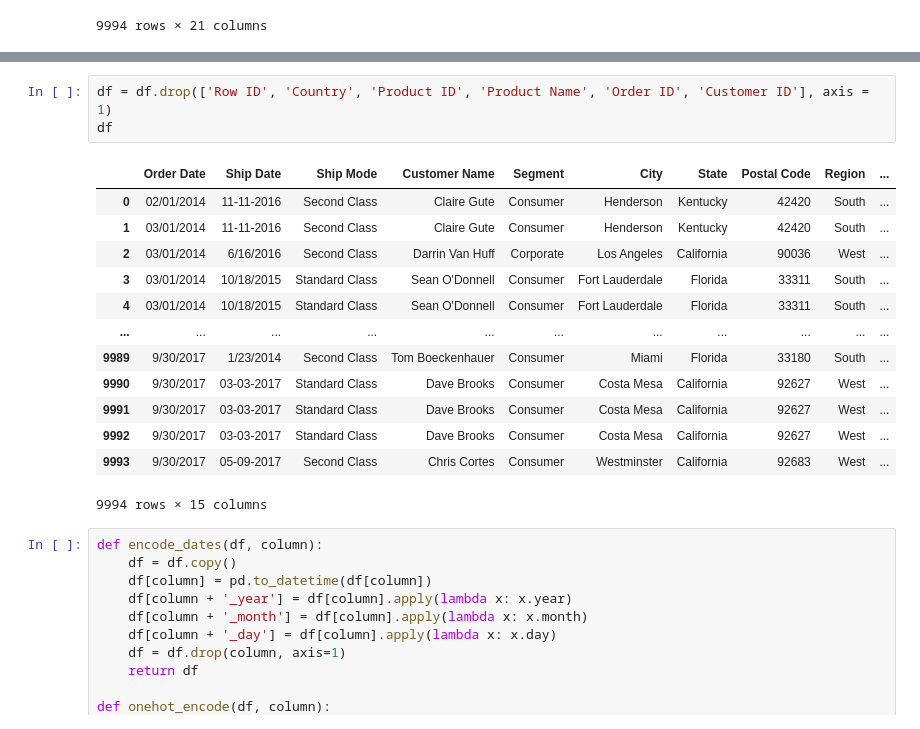
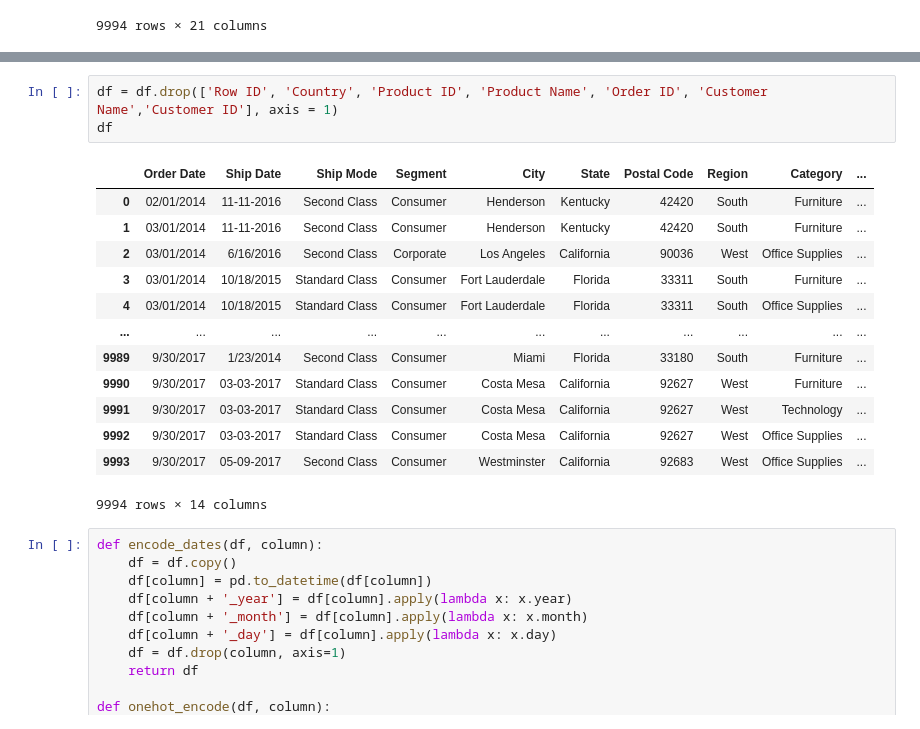
Before and after one commit to sahilkumar0511/Superstore_Sales_Prediction, a Jupyter notebook: Superstore_Sales_Prediction.ipynb, the cells around one changed output, grey strips where cells are left out. Saved outputs shown, nothing was run; the diff lists cells and outputs as text.

```diff
--- a/Superstore_Sales_Prediction.ipynb
+++ b/Superstore_Sales_Prediction.ipynb
@@ -41,22 +41,22 @@ Data columns (total 21 columns):
 dtypes: float64(3), int64(3), object(15)
 memory usage: 1.6+ MB
 # %%
-df = df.drop(['Row ID', 'Country', 'Product ID', 'Product Name', 'Order ID', 'Customer ID'], axis = 1)
+df = df.drop(['Row ID', 'Country', 'Product ID', 'Product Name', 'Order ID', 'Customer Name','Customer ID'], axis = 1)
 df
 # %% [output]
-|  | Order Date | Ship Date | Ship Mode | Customer Name | Segment | City | State | Postal Code | Region | ... |
-| 0 | 02/01/2014 | 11-11-2016 | Second Class | Claire Gute | Consumer | Henderson | Kentucky | 42420 | South | ... |
-| 1 | 03/01/2014 | 11-11-2016 | Second Class | Claire Gute | Consumer | Henderson | Kentucky | 42420 | South | ... |
-| 2 | 03/01/2014 | 6/16/2016 | Second Class | Darrin Van Huff | Corporate | Los Angeles | California | 90036 | West | ... |
-| 3 | 03/01/2014 | 10/18/2015 | Standard Class | Sean O'Donnell | Consumer | Fort Lauderdale | Florida | 33311 | South | ... |
-| 4 | 03/01/2014 | 10/18/2015 | Standard Class | Sean O'Donnell | Consumer | Fort Lauderdale | Florida | 33311 | South | ... |
+|  | Order Date | Ship Date | Ship Mode | Segment | City | State | Postal Code | Region | Category | ... |
+| 0 | 02/01/2014 | 11-11-2016 | Second Class | Consumer | Henderson | Kentucky | 42420 | South | Furniture | ... |
+| 1 | 03/01/2014 | 11-11-2016 | Second Class | Consumer | Henderson | Kentucky | 42420 | South | Furniture | ... |
+| 2 | 03/01/2014 | 6/16/2016 | Second Class | Corporate | Los Angeles | California | 90036 | West | Office Supplies | ... |
+| 3 | 03/01/2014 | 10/18/2015 | Standard Class | Consumer | Fort Lauderdale | Florida | 33311 | South | Furniture | ... |
+| 4 | 03/01/2014 | 10/18/2015 | Standard Class | Consumer | Fort Lauderdale | Florida | 33311 | South | Office Supplies | ... |
 | ... | ... | ... | ... | ... | ... | ... | ... | ... | ... | ... |
-| 9989 | 9/30/2017 | 1/23/2014 | Second Class | Tom Boeckenhauer | Consumer | Miami | Florida | 33180 | South | ... |
-| 9990 | 9/30/2017 | 03-03-2017 | Standard Class | Dave Brooks | Consumer | Costa Mesa | California | 92627 | West | ... |
-| 9991 | 9/30/2017 | 03-03-2017 | Standard Class | Dave Brooks | Consumer | Costa Mesa | California | 92627 | West | ... |
-| 9992 | 9/30/2017 | 03-03-2017 | Standard Class | Dave Brooks | Consumer | Costa Mesa | California | 92627 | West | ... |
-| 9993 | 9/30/2017 | 05-09-2017 | Second Class | Chris Cortes | Consumer | Westminster | California | 92683 | West | ... |
+| 9989 | 9/30/2017 | 1/23/2014 | Second Class | Consumer | Miami | Florida | 33180 | South | Furniture | ... |
+| 9990 | 9/30/2017 | 03-03-2017 | Standard Class | Consumer | Costa Mesa | California | 92627 | West | Furniture | ... |
+| 9991 | 9/30/2017 | 03-03-2017 | Standard Class | Consumer | Costa Mesa | California | 92627 | West | Technology | ... |
+| 9992 | 9/30/2017 | 03-03-2017 | Standard Class | Consumer | Costa Mesa | California | 92627 | West | Office Supplies | ... |
+| 9993 | 9/30/2017 | 05-09-2017 | Second Class | Consumer | Westminster | California | 92683 | West | Office Supplies | ... |
-9994 rows × 15 columns
+9994 rows × 14 columns
 # %%
 def encode_dates(df, column):
     df = df.copy()
```
Also changed, not shown: parts of 14 cells of this notebook.
